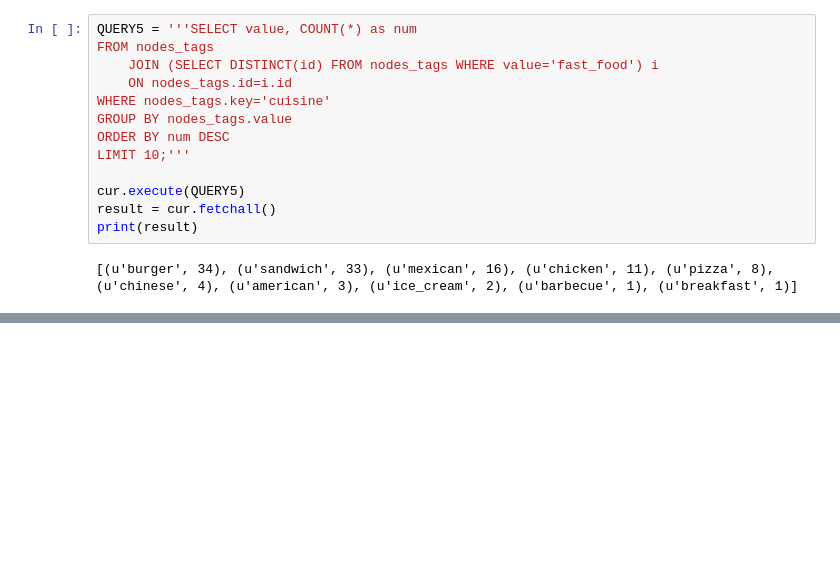
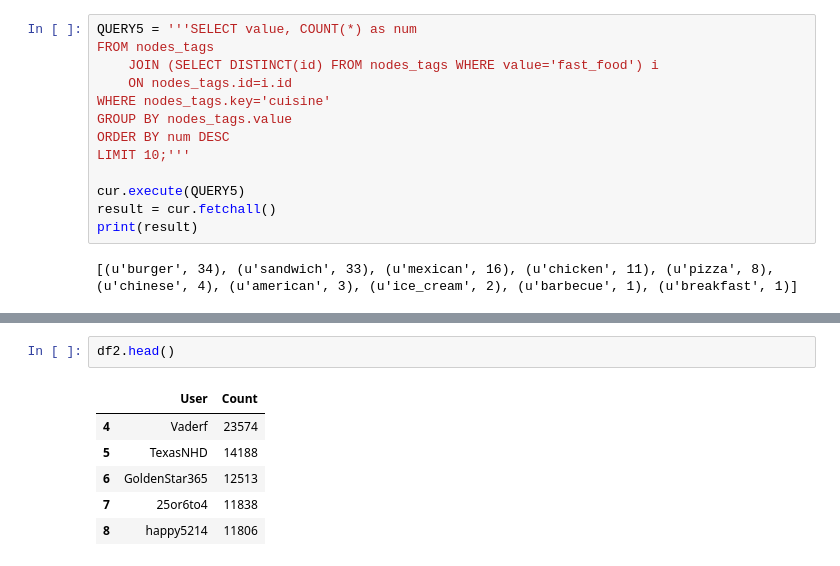
Before and after one commit to djhavera/Data-Wrangling, a Jupyter notebook: San Antonio.ipynb, the cells around one changed output, grey strips where cells are left out. Cells and saved outputs as stored; diff of their text form; blank space fills up the shorter version.

```diff
--- a/San Antonio.ipynb
+++ b/San Antonio.ipynb
@@ -614,0 +717,9 @@ print(result)
+# %%
+df2.head()
+# %% [output]
+|  | User | Count |
+| 4 | Vaderf | 23574 |
+| 5 | TexasNHD | 14188 |
+| 6 | GoldenStar365 | 12513 |
+| 7 | 25or6to4 | 11838 |
+| 8 | happy5214 | 11806 |
```
Also changed, not shown: parts of 22 cells of this notebook, 2 other files.
